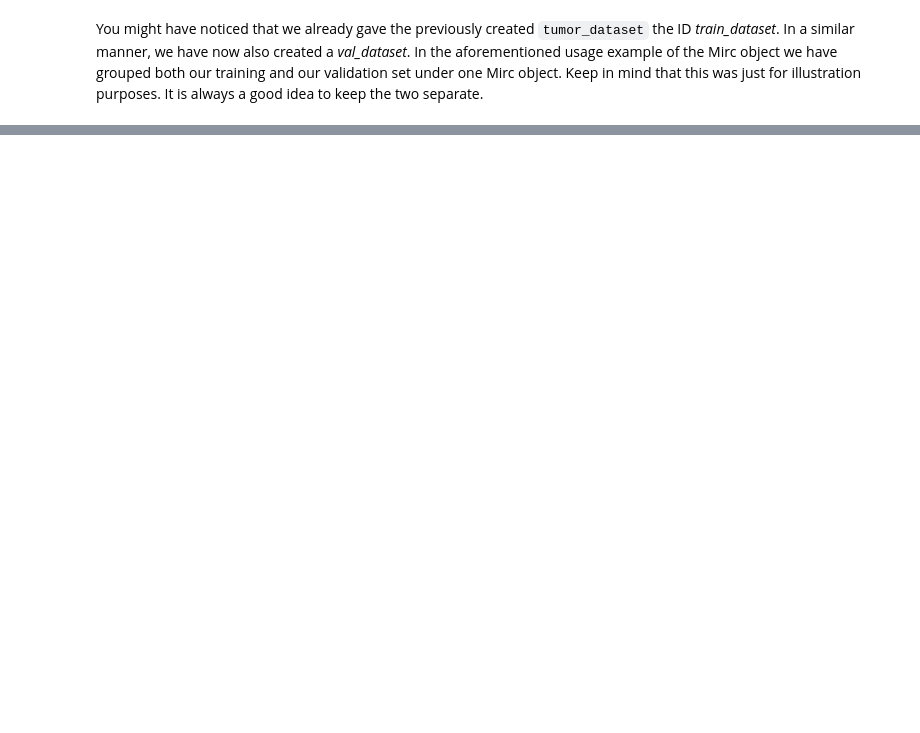
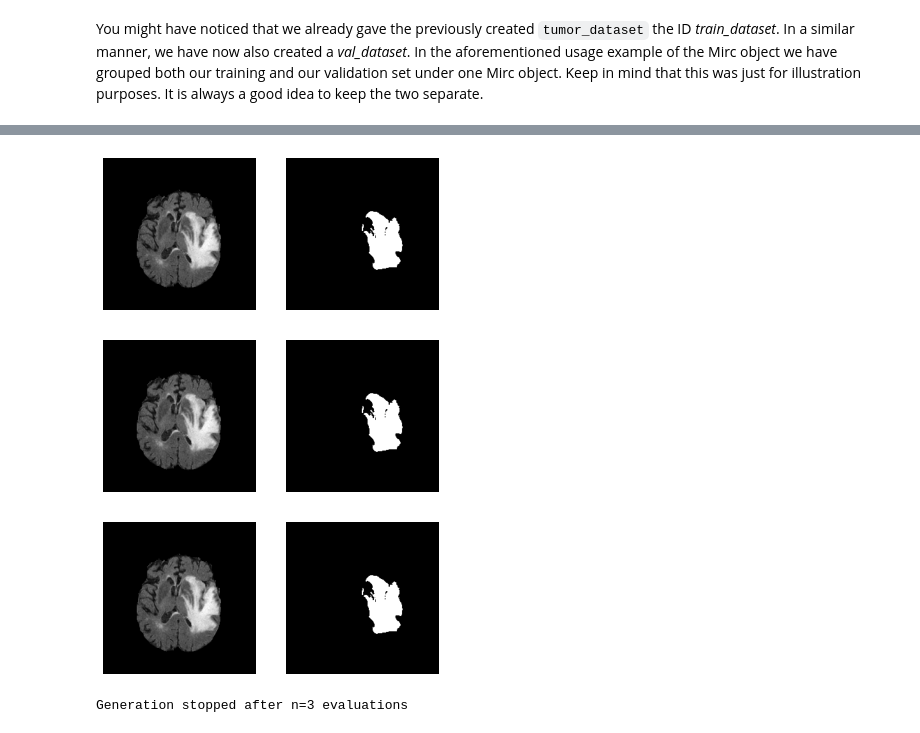
Before and after one commit to JeroenBertels/deepvoxnet2, a Jupyter notebook: demos/deepvoxnet2.ipynb, the cells around one changed output, grey strips where cells are left out. Saved outputs shown, nothing was run; the diff lists cells and outputs as text; code cells hidden in the pictures; blank space fills up the shorter version.

```diff
--- a/demos/deepvoxnet2.ipynb
+++ b/demos/deepvoxnet2.ipynb
@@ -288,0 +347,12 @@ For now, you can view an identifier as a record.
+# %%
+from deepvoxnet2.components.sampler import Sampler, MircSampler
+
+a_simple_sampler = Sampler([1, 2, 3, 4, 5], shuffle=True, weights=[1, 1, 10, 1, 1])
+for i in range(5):
+    print([a_simple_sampler[j] for j in range(len(a_simple_sampler))])
+    a_simple_sampler.randomize()
+
+my_mirc_sampler = MircSampler(my_mirc, mode="per_case", shuffle=False)  # shuffle=False for visualization purposes later
+for i in range(5):
+    print([my_mirc_sampler[j].case_id for j in range(len(my_mirc_sampler))])
+    my_mirc_sampler.randomize()
@@ -288,0 +394,23 @@ For now, you can view an identifier as a record.
+# %%
+from deepvoxnet2.components.transformers import _MircInput
+
+mirc_input = _MircInput(["flair", "gt"], n=3)  # the use of _MircInput(...) is for illustrative purposes only
+mirc_input.load(my_mirc_sampler[1])  # here we do this manually, but usually we use the higher-level Creator, which we can also use for debugging
+x_y = mirc_input()  # normally we will use MircInput(...) instead, which does _MircInput(...)() in one go
+
+def visualize_transformer_output(transformer_output):
+    for i in range(100):
+        try:
+            transformer_output_i = transformer_output.eval()
+            visualize_list_of_samples(transformer_output_i)
+
+        except StopIteration:
+            print(f"Generation stopped after n={i} evaluations")
+            break
+
+visualize_transformer_output(x_y)
+# %% [output]
+[figure, added]
+[figure, added]
+[figure, added]
+Generation stopped after n=3 evaluations
```
Also changed, not shown: parts of 28 cells of this notebook.
